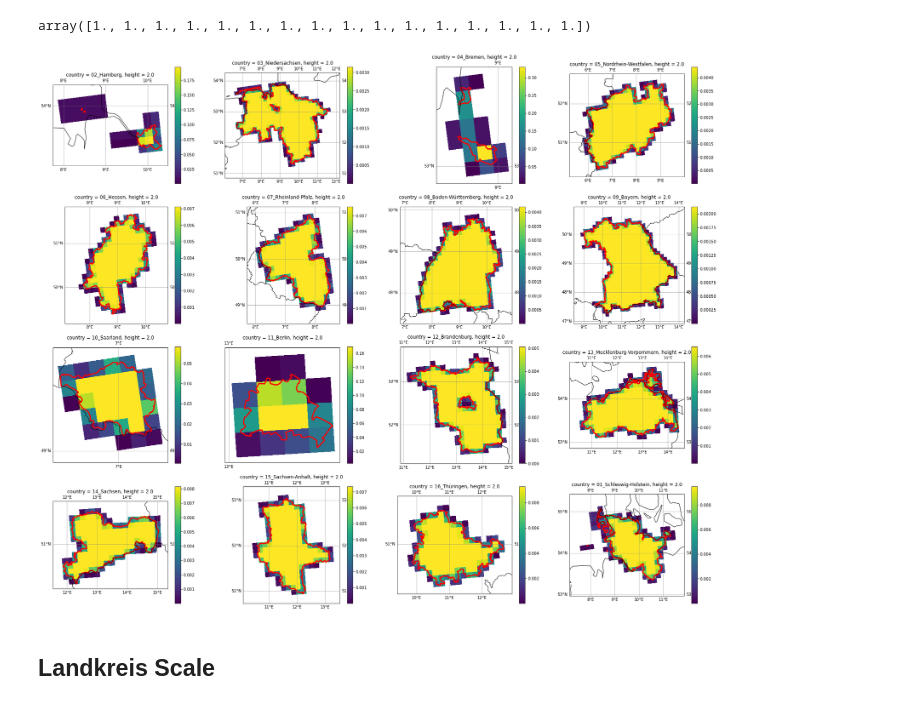
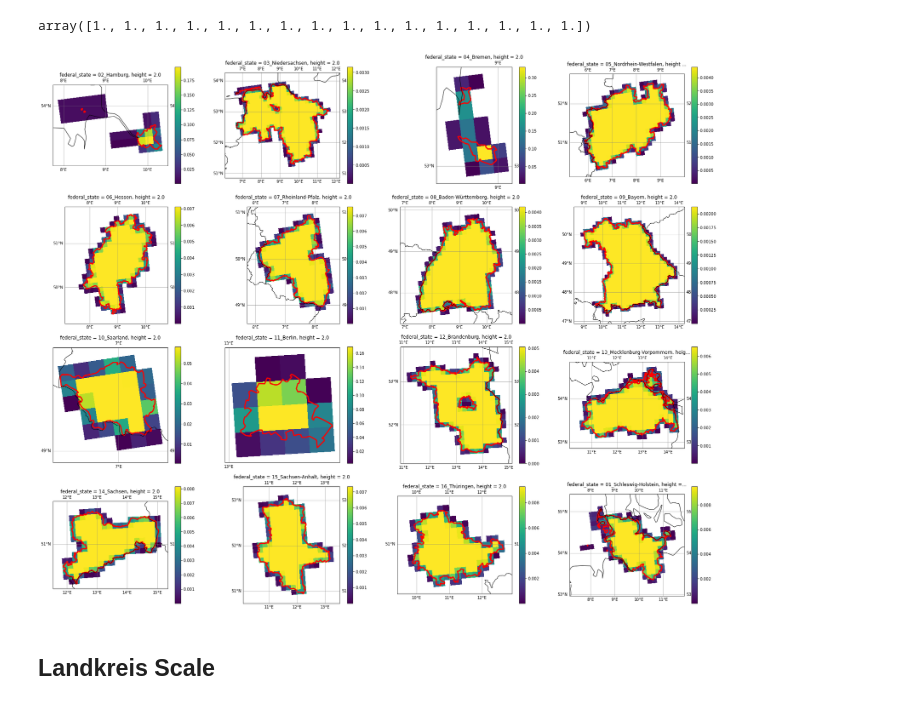
Before and after one commit to larsbuntemeyer/notebooks, a Jupyter notebook: masking-germany-eur-11.ipynb, the cells around one changed output. Drawn from its saved outputs; the diff is of its cells as text; code cells hidden in the pictures.

```diff
--- a/masking-germany-eur-11.ipynb
+++ b/masking-germany-eur-11.ipynb
@@ -370,6 +384,6 @@ Output list length:         16
 Now, let's apply the averager instance to our datasets of annual change.
 # %%
 out = savg(change.tas)
-out = out.assign_coords(country=xr.DataArray(regs["name"], dims=("country",)))
+out = out.assign_coords(federal_state=xr.DataArray(regs["name"], dims=("federal_state",)))
 out
 # %% [output]
@@ -449,8 +465,8 @@ Let's have a look at the masks we created. We need to convert the sparse regridd
 import numpy as np
 w = xr.DataArray(
     np.array(savg.weights).reshape(regs.geometry.size, *ds.lon.shape),
-    dims=("country", *ds.lon.dims),
-    coords=dict(country=out.country, **ds.lon.coords),
+    dims=("federal_state", *ds.lon.dims),
+    coords=dict(federal_state=out.federal_state, **ds.lon.coords),
 )
 # %%
 w.nbytes / 1.e6
@@ -468,5 +487,5 @@ array(['02_Hamburg', '03_Niedersachsen', '04_Bremen',
 # %%
-country='05_Nordrhein-Westfalen'
+federal_state='05_Nordrhein-Westfalen'
 
 fig = plt.figure(figsize=(15, 10))
 ax = fig.add_subplot(projection=ccrs.PlateCarree())
@@ -474,7 +493,7 @@ ax.gridlines(draw_labels=True, linewidth=0.5, color='gray',
                xlocs=range(-180,180,1), ylocs=range(-90,90,1))
 ax.coastlines(resolution='50m', color='black', linewidth=1)
 ax.add_feature(cf.BORDERS)
-subregion = w.sel(country=country)
+subregion = w.sel(federal_state=federal_state)
 subregion.where(subregion > 0, drop=True).plot(ax=ax, transform=rotated, cmap='binary')
-regs[regs.name == country].plot(ax=ax, edgecolor="r", linewidth=3, facecolor="none", transform=ccrs.PlateCarree())
+regs[regs.name == federal_state].plot(ax=ax, edgecolor="r", linewidth=3, facecolor="none", transform=ccrs.PlateCarree())
 # %% [output]
@@ -489,7 +508,7 @@ array([1., 1., 1., 1., 1., 1., 1., 1., 1., 1., 1., 1., 1., 1., 1., 1.])
 # %%
 # Subplots are organized in a Rows x Cols Grid
 # Tot and Cols are known
-Tot = len(w.country)
+Tot = len(w.federal_state)
 Cols = 4
 # Compute Rows required
 Rows = Tot // Cols
@@ -499,25 +518,25 @@ Position = range(1,Tot + 1)
 # %%
 # Create main figure
 import cartopy.crs as ccrs
 import cartopy.feature as cf
 import matplotlib.pyplot as plt
 
 fig = plt.figure(figsize=(30, 25))
 rotated = ccrs.RotatedPole(*pole)
 proj = ccrs.PlateCarree()
 
 for k in range(Tot):
   # add every single subplot to the figure with a for loop
   ax = fig.add_subplot(Rows,Cols,Position[k], projection=proj)
   ax.gridlines(draw_labels=True, linewidth=0.5, color='gray',
                xlocs=range(-180,180,1), ylocs=range(-90,90,1))
   ax.coastlines(resolution='50m', color='black', linewidth=1)
   ax.add_feature(cf.BORDERS)
-  subregion = w.isel(country=k)
+  subregion = w.isel(federal_state=k)
   subregion.where(subregion > 0, drop=True).plot(ax=ax, transform=rotated)
-  regs[regs.name == str(subregion.country.values)].plot(ax=ax, edgecolor="r", linewidth=3, facecolor="none", transform=ccrs.PlateCarree())
+  regs[regs.name == str(subregion.federal_state.values)].plot(ax=ax, edgecolor="r", linewidth=3, facecolor="none", transform=ccrs.PlateCarree())
 # %% [output]
-[figure, old version]
+[figure, new version]
 # %% [markdown]
 ## Landkreis Scale
 # %%
```
Also changed, not shown: parts of 15 cells of this notebook.
